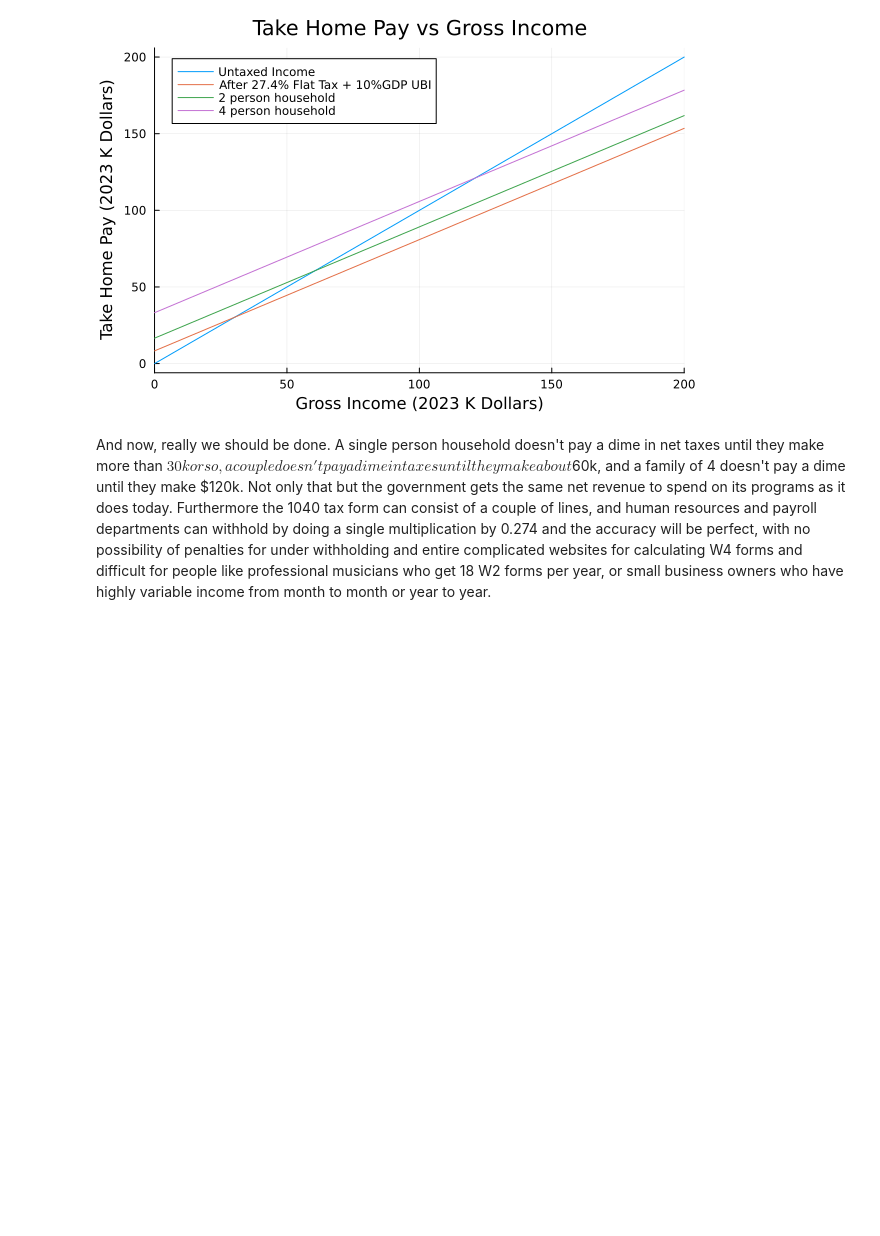
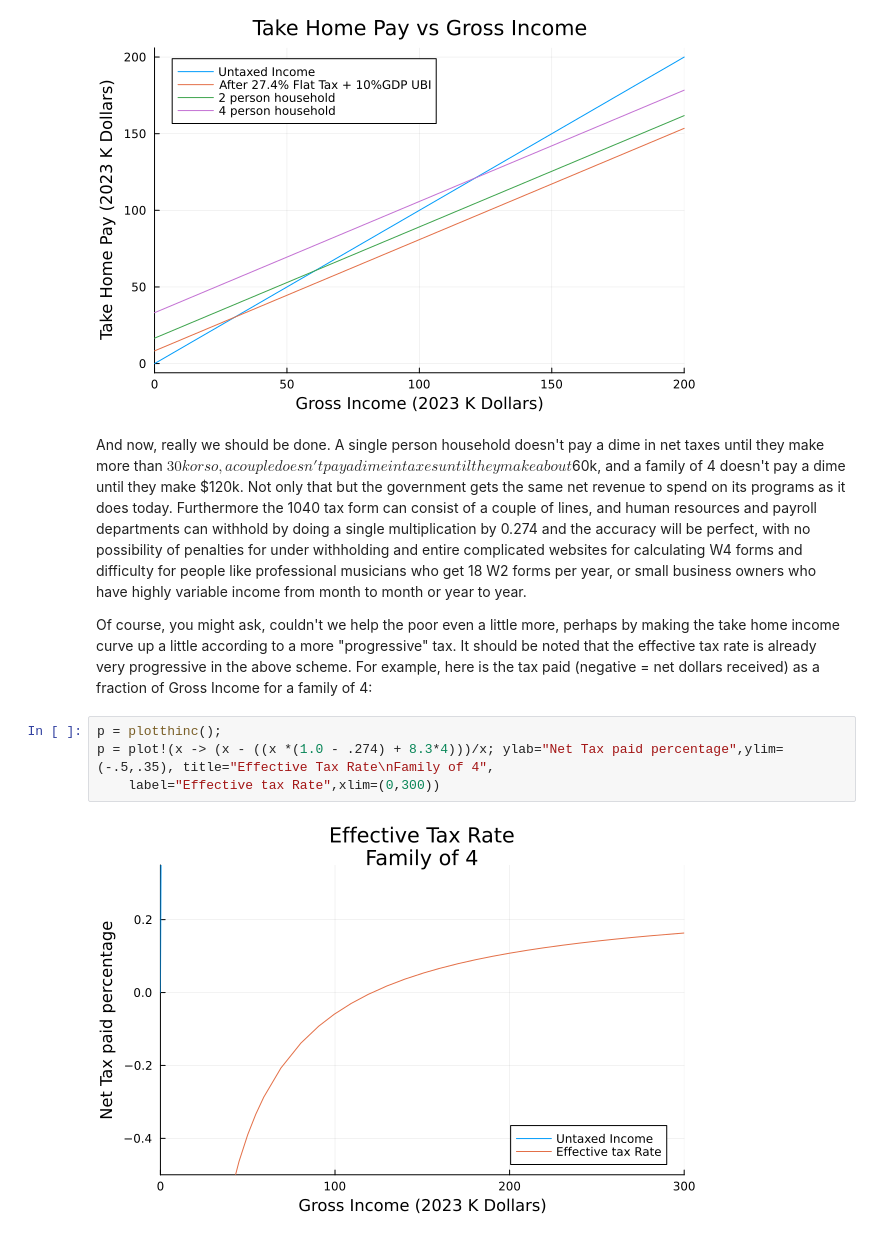
Before and after one commit to dlakelan/UBINotebook, a Jupyter notebook: UBIWorkbook.ipynb, the cells around one changed output. Cells and saved outputs as stored; diff of their text form; blank space fills up the shorter version.

```diff
--- a/UBIWorkbook.ipynb
+++ b/UBIWorkbook.ipynb
@@ -79,4 +78,12 @@ p = plot!(x -> x*(1.0 - 0.174 - 0.1) + 8.3*4; label = "4 person household")
 # %% [output]
 [figure]
 # %% [markdown]
-And now, really we should be done. A single person household doesn't pay a dime in net taxes until they make more than $30k or so, a couple doesn't pay a dime in taxes until they make about $60k, and a family of 4 doesn't pay a dime until they make $120k. Not only that but the government gets the same net revenue to spend on its programs as it does today. Furthermore the 1040 tax form can consist of a couple of lines, and human resources and payroll departments can withhold by doing a single multiplication by 0.274 and the accuracy will be perfect, with no possibility of penalties for under withholding and entire complicated websites for calculating W4 forms and difficult for people like professional musicians who get 18 W2 forms per year, or small business owners who have highly variable income from month to month or year to year.
+And now, really we should be done. A single person household doesn't pay a dime in net taxes until they make more than $30k or so, a couple doesn't pay a dime in taxes until they make about $60k, and a family of 4 doesn't pay a dime until they make $120k. Not only that but the government gets the same net revenue to spend on its programs as it does today. Furthermore the 1040 tax form can consist of a couple of lines, and human resources and payroll departments can withhold by doing a single multiplication by 0.274 and the accuracy will be perfect, with no possibility of penalties for under withholding and entire complicated websites for calculating W4 forms and difficulty for people like professional musicians who get 18 W2 forms per year, or small business owners who have highly variable income from month to month or year to year.
+
+Of course, you might ask, couldn't we help the poor even a little more, perhaps by making the take home income curve up a little according to a more "progressive" tax. It should be noted that the effective tax rate is already very progressive in the above scheme. For example, here is the tax paid (negative = net dollars received) as a fraction of Gross Income for a family of 4:
+# %%
+p = plotthinc();
+p = plot!(x -> (x - ((x *(1.0 - .274) + 8.3*4)))/x; ylab="Net Tax paid percentage",ylim=(-.5,.35), title="Effective Tax Rate\nFamily of 4",
+    label="Effective tax Rate",xlim=(0,300))
+# %% [output]
+[figure, added]
```
Also changed, not shown: parts of 12 cells of this notebook, 1 other file.
